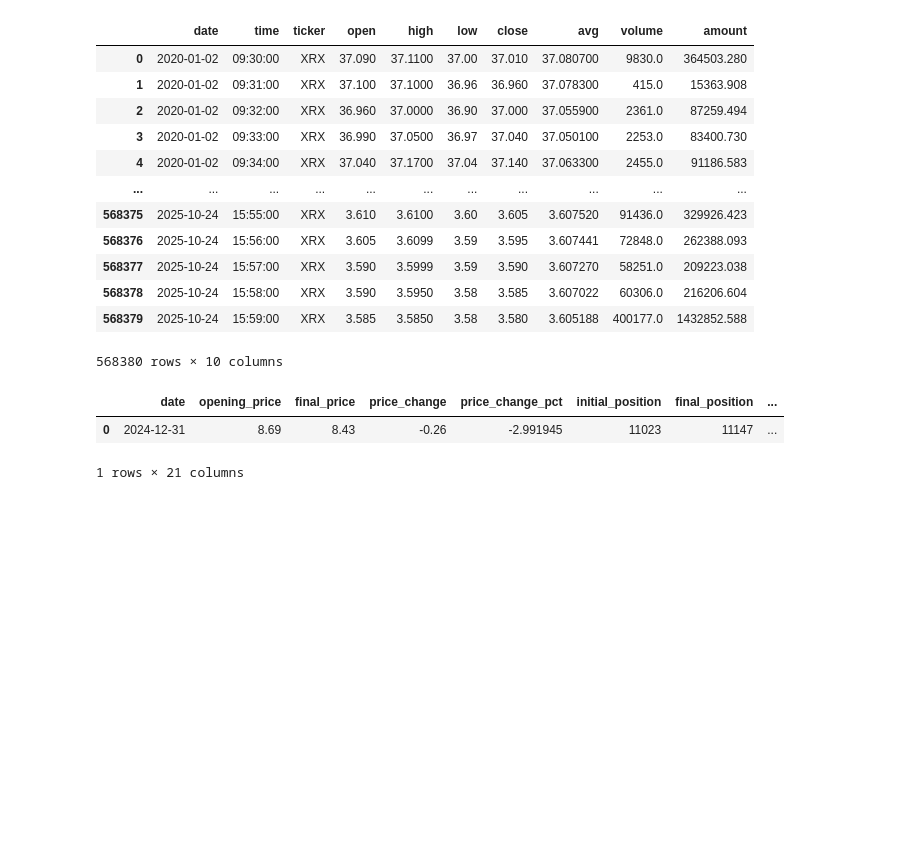
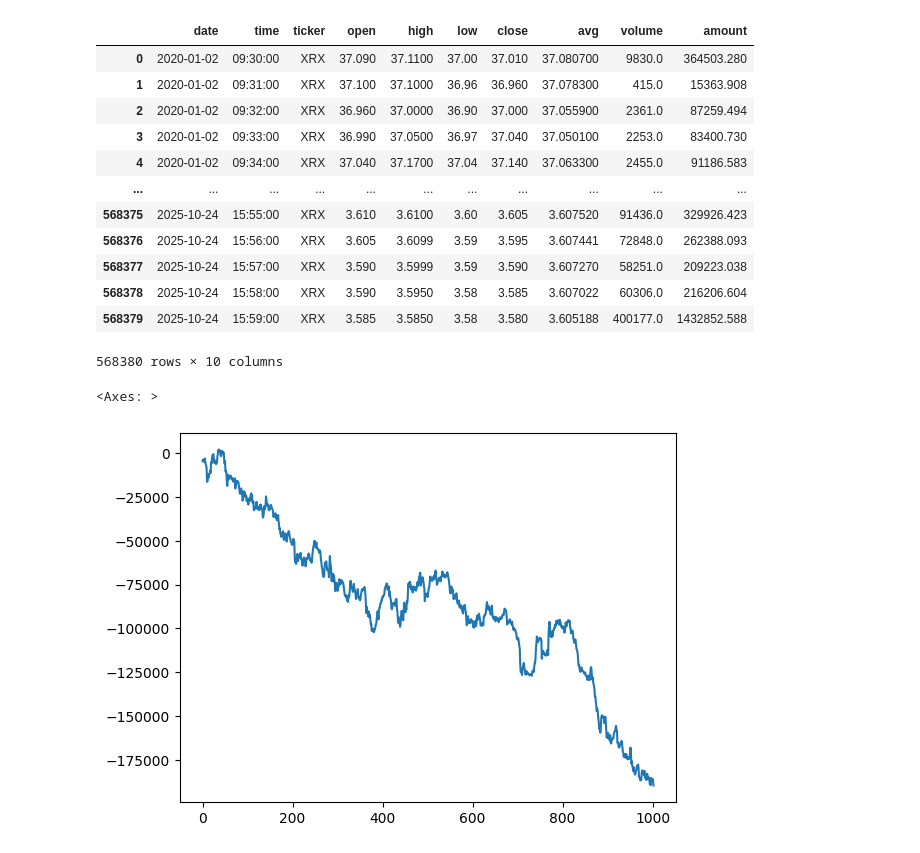
Before and after one commit to youngyicheng/credit_research, a Jupyter notebook: demo_w_option.ipynb, the cells around one changed output. Saved outputs shown, nothing was run; the diff lists cells and outputs as text; code cells hidden in the pictures; blank space fills up the shorter version.

```diff
--- a/demo_w_option.ipynb
+++ b/demo_w_option.ipynb
@@ -258,8 +258,7 @@ XRX_stock_data
 from stock_pnl_calc import *
 pnl_merge = analyze_multiple_days_pnl(XRX_stock_data, stock_share_maps)
 # %%
-pnl_merge
+pnl_merge['net_pnl'].cumsum().plot()
 # %% [output]
-|  | date | opening_price | final_price | price_change | price_change_pct | initial_position | final_position | ... |
-| 0 | 2024-12-31 | 8.69 | 8.43 | -0.26 | -2.991945 | 11023 | 11147 | ... |
-1 rows × 21 columns
+<Axes: >
+[figure, added]
```
Also changed, not shown: parts of 2 cells of this notebook.
